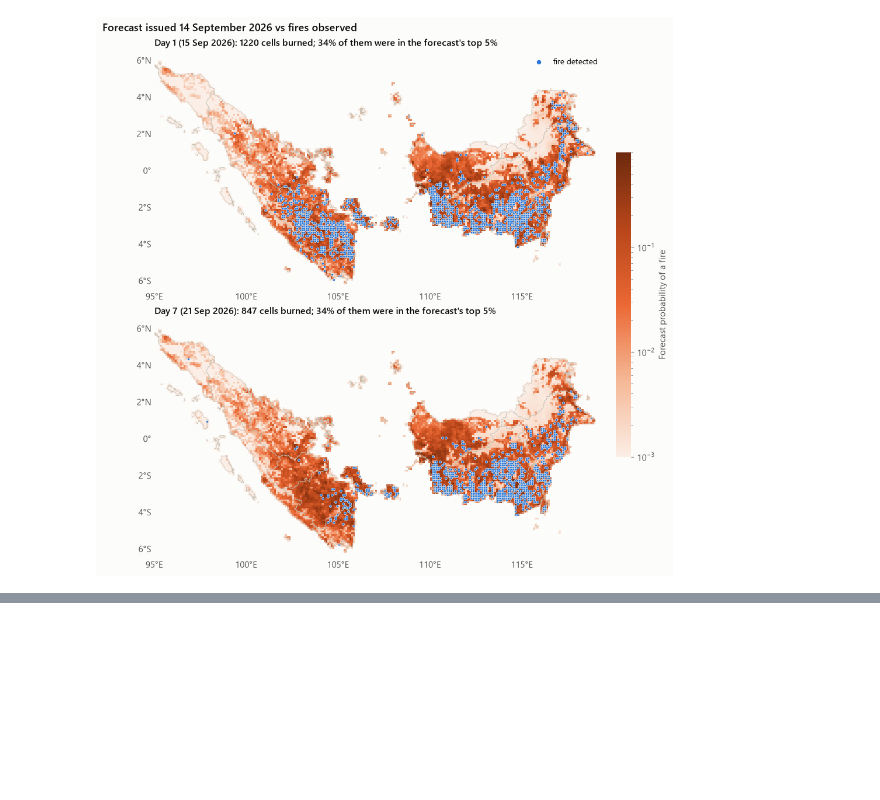
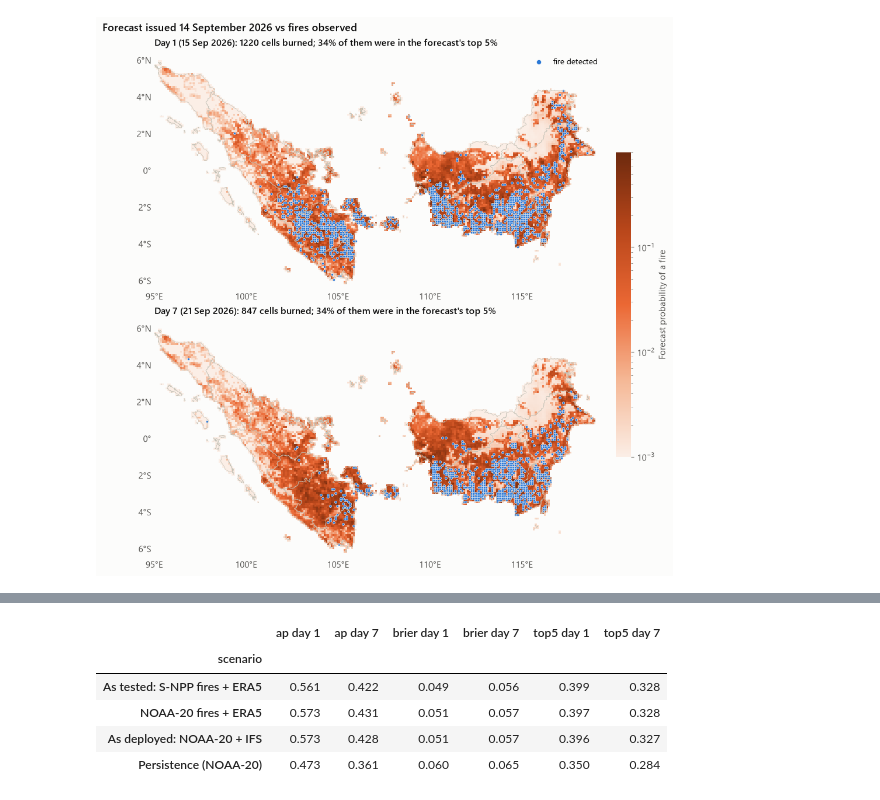
Before and after one commit to Alb138/titikapi, a Jupyter notebook: notebooks/02_results.ipynb, the cells around one changed output, grey strips where cells are left out. Cells and saved outputs as stored; diff of their text form; code cells hidden in the pictures; blank space fills up the shorter version.

```diff
--- a/notebooks/02_results.ipynb
+++ b/notebooks/02_results.ipynb
@@ -266,0 +305,18 @@ findfont: Failed to find font weight semibold for DejaVu Sans, now using 700.
+# %%
+rep = pd.read_csv(ROOT / 'reports' / 'replay.csv')
+labels = {'evaluation': 'As tested: S-NPP fires + ERA5',
+          'noaa20_era5': 'NOAA-20 fires + ERA5',
+          'live': 'As deployed: NOAA-20 + IFS',
+          'persistence_noaa20': 'Persistence (NOAA-20)'}
+t = rep[rep.scenario.isin(labels) & rep.lead.isin([1, 7])]
+t = t.pivot_table(index='scenario', columns='lead', values=['ap', 'top5', 'brier'])
+t = t.reindex(list(labels)).rename(index=labels)
+t.columns = [f'{m} day {d}' for m, d in t.columns]
+t.style.format('{:.3f}')
+# %% [output]
+|  | ap day 1 | ap day 7 | brier day 1 | brier day 7 | top5 day 1 | top5 day 7 |
+| scenario |  |  |  |  |  |  |
+| As tested: S-NPP fires + ERA5 | 0.561 | 0.422 | 0.049 | 0.056 | 0.399 | 0.328 |
+| NOAA-20 fires + ERA5 | 0.573 | 0.431 | 0.051 | 0.057 | 0.397 | 0.328 |
+| As deployed: NOAA-20 + IFS | 0.573 | 0.428 | 0.051 | 0.057 | 0.396 | 0.327 |
+| Persistence (NOAA-20) | 0.473 | 0.361 | 0.060 | 0.065 | 0.350 | 0.284 |
```
Also changed, not shown: parts of 6 cells of this notebook, 18 other files.
